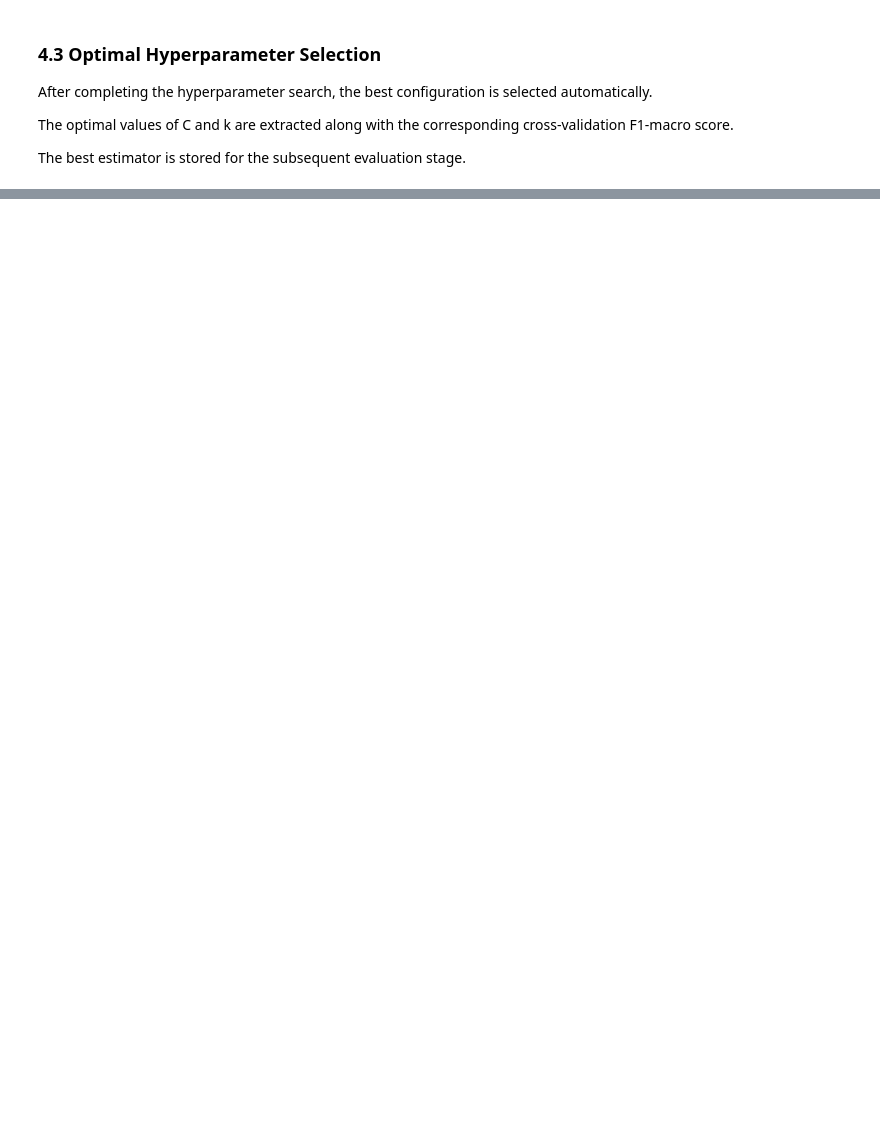
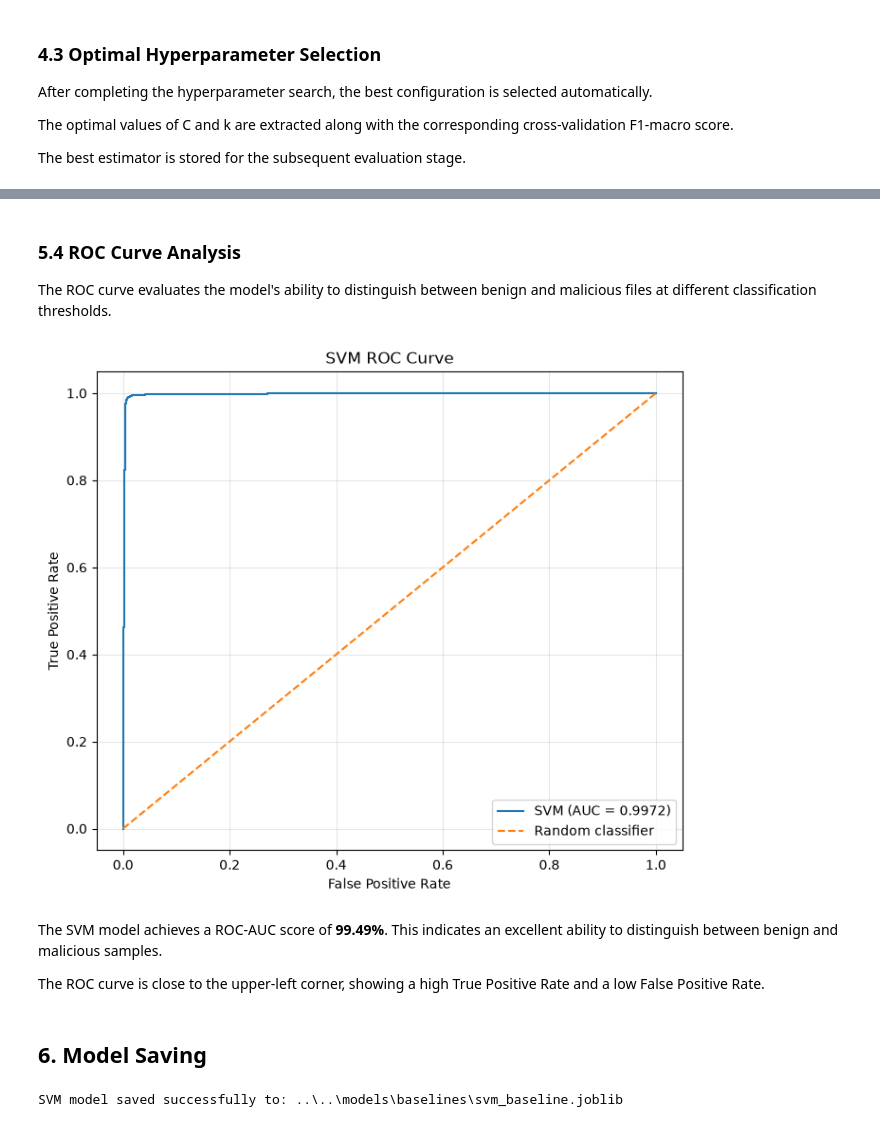
Before and after one commit to zakaria-tairari/adversarial-ml-security-framework, a Jupyter notebook: notebooks/02_baseline_models/02_svm_baseline.ipynb, the cells around one changed output, grey strips where cells are left out. Saved outputs shown, nothing was run; the diff lists cells and outputs as text; code cells hidden in the pictures; blank space fills up the shorter version.

```diff
--- a/notebooks/02_baseline_models/02_svm_baseline.ipynb
+++ b/notebooks/02_baseline_models/02_svm_baseline.ipynb
@@ -210,22 +210,26 @@ The classifier uses:
 
 The Pipeline also prevents data leakage by performing feature selection separately within each cross-validation fold.
 # %%
+
 from sklearn.pipeline import Pipeline
 from sklearn.svm import LinearSVC
-from sklearn.feature_selection import SelectKBest, f_classif
 from sklearn.feature_selection import VarianceThreshold
+from sklearn.preprocessing import StandardScaler
 
-# Define the SVM pipeline
+# Best model selected from svm_k_comparison
 svm_pipeline = Pipeline([
     ('remove_constant', VarianceThreshold(threshold=0.0)),
-    ('feature_selection', SelectKBest(score_func=f_classif)),
+    ('scaler', StandardScaler()),
     ('svm', LinearSVC(
+        C=0.01,
         class_weight='balanced',
-        max_iter=10000,
+        dual=False,
+        max_iter=5000,
         random_state=42
     ))
 ])
 
-print("SVM Pipeline:")
-print(svm_pipeline)
+print("Selected model: LinearSVC")
+print("Number of input features:", X_train.shape[1])
+print("Parameters:", svm_pipeline)
 # %% [output]
@@ -337,0 +460,42 @@ Best Cross-Validation F1-Macro:
+# %% [markdown]
+### 5.4 ROC Curve Analysis
+
+The ROC curve evaluates the model's ability to distinguish between benign and malicious files at different classification thresholds.
+# %%
+# Calculate ROC curve points from SVM decision scores
+fpr, tpr, thresholds = roc_curve(y_test, y_scores, pos_label=1)
+
+plt.figure(figsize=(7, 6))
+plt.plot(fpr, tpr, label=f"SVM (AUC = {svm_roc_auc:.4f})")
+plt.plot([0, 1], [0, 1], linestyle="--", label="Random classifier")
+plt.xlabel("False Positive Rate")
+plt.ylabel("True Positive Rate")
+plt.title("SVM ROC Curve")
+plt.legend(loc="lower right")
+plt.grid(alpha=0.3)
+plt.tight_layout()
+plt.show()
+# %% [output]
+[figure, added]
+# %% [markdown]
+The SVM model achieves a ROC-AUC score of **99.49%**. This indicates an excellent ability to distinguish between benign and malicious samples.
+
+The ROC curve is close to the upper-left corner, showing a high True Positive Rate and a low False Positive Rate.
+# %% [markdown]
+## 6. Model Saving
+# %%
+from pathlib import Path
+import joblib
+
+# Create the output directory if it does not already exist
+MODEL_DIR = Path("../../models/baselines")
+MODEL_DIR.mkdir(parents=True, exist_ok=True)
+
+MODEL_PATH = MODEL_DIR / "svm_baseline.joblib"
+
+# Save the complete fitted pipeline
+joblib.dump(best_svm_model, MODEL_PATH)
+
+print(f"SVM model saved successfully to: {MODEL_PATH}")
+# %% [output]
+SVM model saved successfully to: ..\..\models\baselines\svm_baseline.joblib
```
Also changed, not shown: parts of 14 cells of this notebook.
